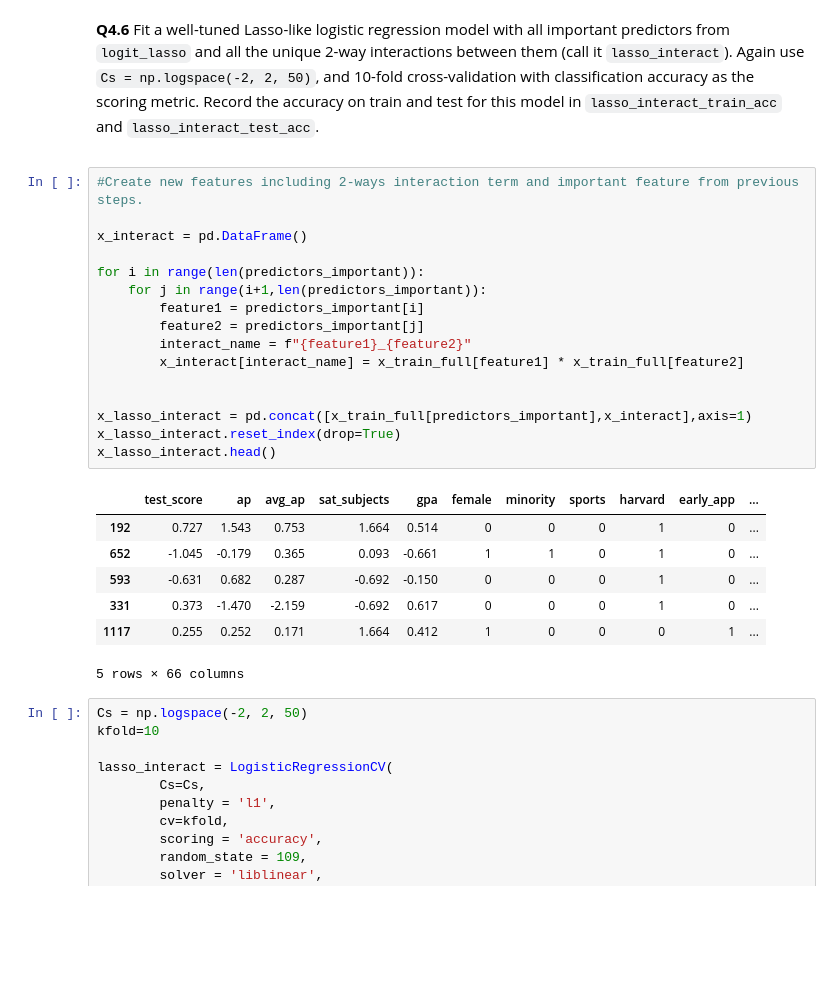
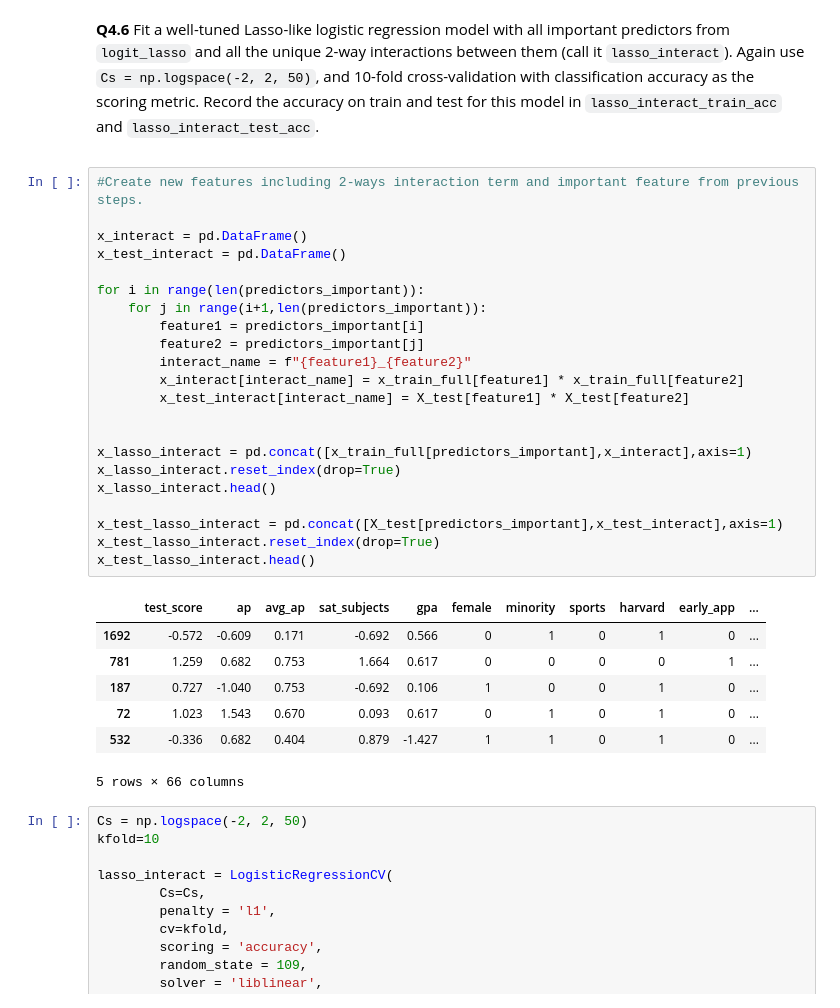
Before and after one commit to WayneKaiYeh/CSCI-E-109A-Intro-of-DS-HW, a Jupyter notebook: cs1090a_hw4 _final.ipynb, the cells around one changed output. Cells and saved outputs as stored; diff of their text form; blank space fills up the shorter version.

```diff
--- a/cs1090a_hw4 _final.ipynb
+++ b/cs1090a_hw4 _final.ipynb
@@ -1569,26 +1583,32 @@ q4.5 results: All test cases passed!
 # %%
 #Create new features including 2-ways interaction term and important feature from previous steps.
 
 x_interact = pd.DataFrame()
+x_test_interact = pd.DataFrame()
 
 for i in range(len(predictors_important)):
     for j in range(i+1,len(predictors_important)):
         feature1 = predictors_important[i]
         feature2 = predictors_important[j]
         interact_name = f"{feature1}_{feature2}"
         x_interact[interact_name] = x_train_full[feature1] * x_train_full[feature2]
+        x_test_interact[interact_name] = X_test[feature1] * X_test[feature2]
 
 
 x_lasso_interact = pd.concat([x_train_full[predictors_important],x_interact],axis=1)
 x_lasso_interact.reset_index(drop=True)
 x_lasso_interact.head()
+
+x_test_lasso_interact = pd.concat([X_test[predictors_important],x_test_interact],axis=1)
+x_test_lasso_interact.reset_index(drop=True)
+x_test_lasso_interact.head()
 # %% [output]
 |  | test_score | ap | avg_ap | sat_subjects | gpa | female | minority | sports | harvard | early_app | ... |
-| 192 | 0.727 | 1.543 | 0.753 | 1.664 | 0.514 | 0 | 0 | 0 | 1 | 0 | ... |
-| 652 | -1.045 | -0.179 | 0.365 | 0.093 | -0.661 | 1 | 1 | 0 | 1 | 0 | ... |
-| 593 | -0.631 | 0.682 | 0.287 | -0.692 | -0.150 | 0 | 0 | 0 | 1 | 0 | ... |
-| 331 | 0.373 | -1.470 | -2.159 | -0.692 | 0.617 | 0 | 0 | 0 | 1 | 0 | ... |
-| 1117 | 0.255 | 0.252 | 0.171 | 1.664 | 0.412 | 1 | 0 | 0 | 0 | 1 | ... |
+| 1692 | -0.572 | -0.609 | 0.171 | -0.692 | 0.566 | 0 | 1 | 0 | 1 | 0 | ... |
+| 781 | 1.259 | 0.682 | 0.753 | 1.664 | 0.617 | 0 | 0 | 0 | 0 | 1 | ... |
+| 187 | 0.727 | -1.040 | 0.753 | -0.692 | 0.106 | 1 | 0 | 0 | 1 | 0 | ... |
+| 72 | 1.023 | 1.543 | 0.670 | 0.093 | 0.617 | 0 | 1 | 0 | 1 | 0 | ... |
+| 532 | -0.336 | 0.682 | 0.404 | 0.879 | -1.427 | 1 | 1 | 0 | 1 | 0 | ... |
 5 rows × 66 columns
 # %%
 Cs = np.logspace(-2, 2, 50)
```
Also changed, not shown: parts of 10 cells of this notebook.
